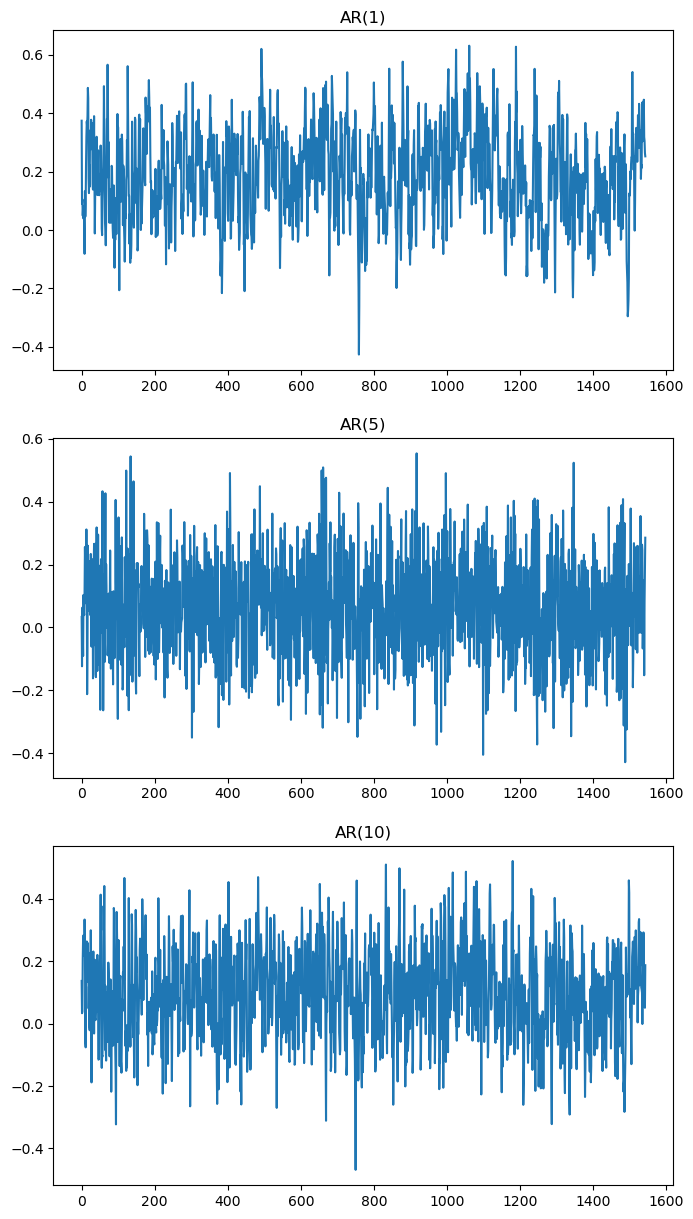
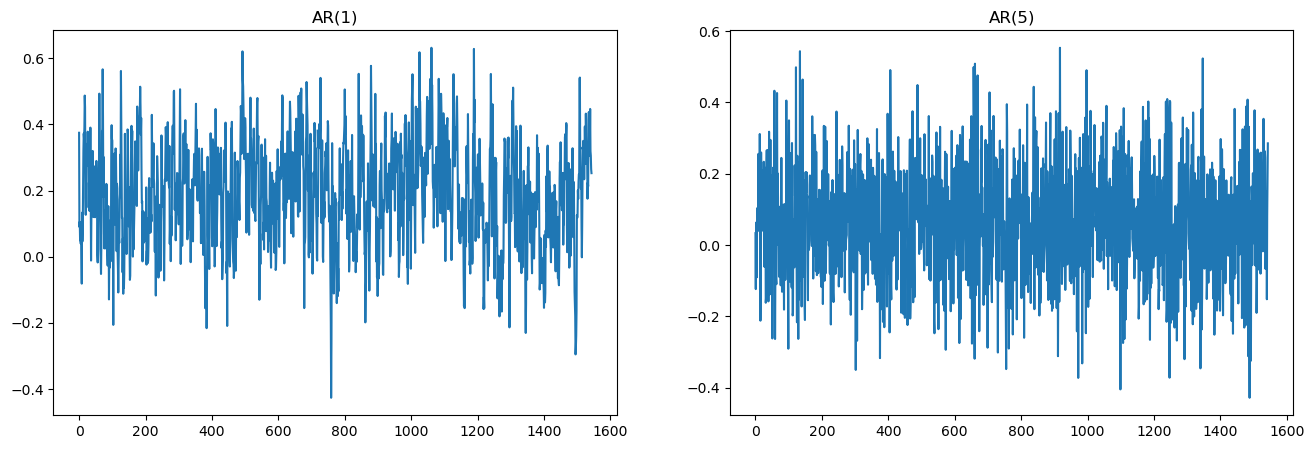
The notebook cell's code change between the first figure and the second:
--- before
+++ after
@@ -1,7 +1,8 @@
-fig, axs = plt.subplots(3, 1, figsize = (8, 15))
+fig, axs = plt.subplots(1, 2, figsize = (16, 5))
 axs[0].plot(ar1[0])
 axs[0].set_title('AR(1)')
 axs[1].plot(ar5[0])
 axs[1].set_title('AR(5)')
-axs[2].plot(ar10[0])
-axs[2].set_title('AR(10)')
+fig, ax = plt.subplots(1, 1, figsize = (8, 5))
+ax.plot(ar10[0])
+ax.set_title('AR(10)')

Commit: new ppg_experiments notebook for deep network